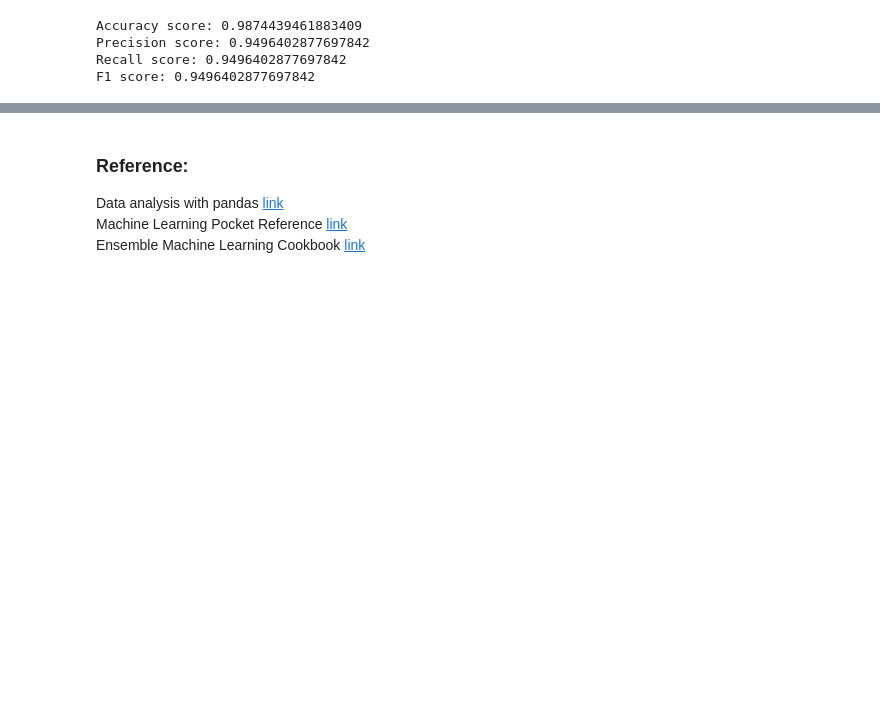
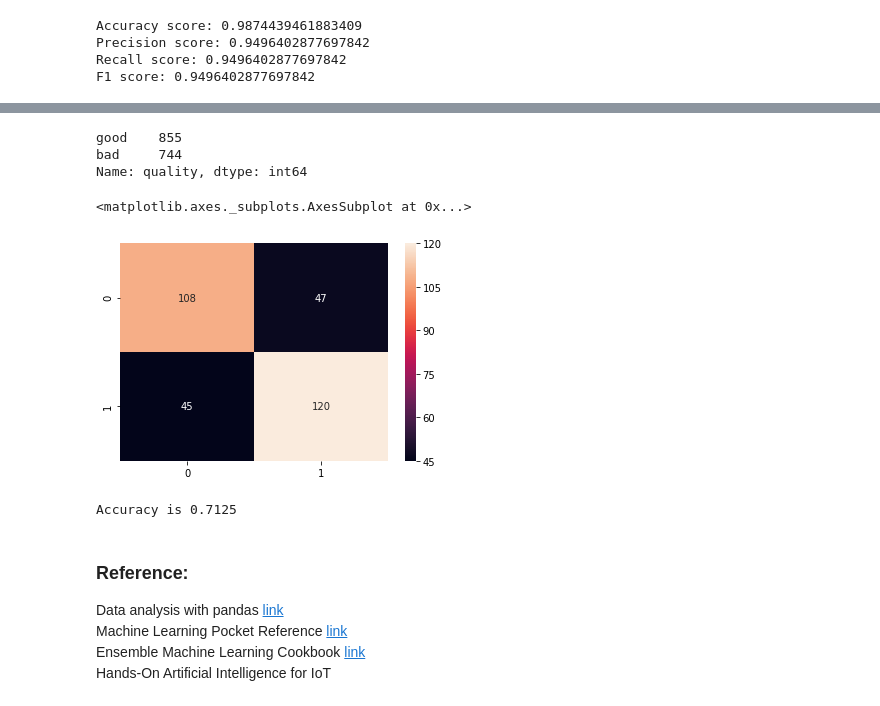
Before and after one commit to ML-WorkStation-SJSU/ML-Models, a Jupyter notebook: Naive Bayes/joymyhome/Naive Bayes.ipynb, the cells around one changed output, grey strips where cells are left out. Drawn from its saved outputs; the diff is of its cells as text; code cells hidden in the pictures; blank space fills up the shorter version.

Commit message:
M[adding-gaussianNB]

```diff
--- a/Naive Bayes/joymyhome/Naive Bayes.ipynb
+++ b/Naive Bayes/joymyhome/Naive Bayes.ipynb
@@ -194,0 +267,5 @@ F1 score: 0.9496402877697842
+# %%
+# categorize wine quality in two levels
+bins = (0, 5.5, 10)
+categories = pd.cut(df['quality'], bins, labels=['bad', 'good'])
+categories
@@ -195,5 +286,39 @@ F1 score: 0.9496402877697842
+# %%
+df['quality'] = categories
+# %%
+df.quality.value_counts()
+# %% [output]
+good    855
+bad     744
+Name: quality, dtype: int64
+# %%
+# preprocessing and splitting data to X and y
+X = df.drop(['quality'], axis=1)
+scaler = MinMaxScaler()
+X_new = scaler.fit_transform(X)
+
+y = df.quality
+labelencoder_y = LabelEncoder()
+
+y = labelencoder_y.fit_transform(y)
+X_train, X_test, Y_train, Y_test = train_test_split(X, y, test_size=0.2, random_state=323)
+# %%
+classifier = GaussianNB()
+classifier.fit(X_train, Y_train)
+y_pred = classifier.predict(X_test)
+# %%
+cm = confusion_matrix(Y_test, y_pred)
+sns.heatmap(cm, annot=True, fmt='2.0f')
+# %% [output]
+<matplotlib.axes._subplots.AxesSubplot at 0x...>
+[figure, added]
+# %%
+print(f"Accuracy is {accuracy_score(Y_test, y_pred)}")
+# %% [output]
+Accuracy is 0.7125
 # %% [markdown]
 ### Reference:
 Data analysis with pandas [link](https://www.packtpub.com/big-data-and-business-intelligence/hands-data-analysis-pandas) <br>
 Machine Learning Pocket Reference [link](https://www.amazon.com/Machine-Learning-Pocket-Reference-Structured/dp/1492047546) <br>
-Ensemble Machine Learning Cookbook [link](https://www.amazon.com/Ensemble-Machine-Learning-Cookbook-techniques/dp/1789136601)
+Ensemble Machine Learning Cookbook [link](https://www.amazon.com/Ensemble-Machine-Learning-Cookbook-techniques/dp/1789136601)<br>
+Hands-On Artificial Intelligence for IoT
```
Also changed, not shown: parts of 11 cells of this notebook.
